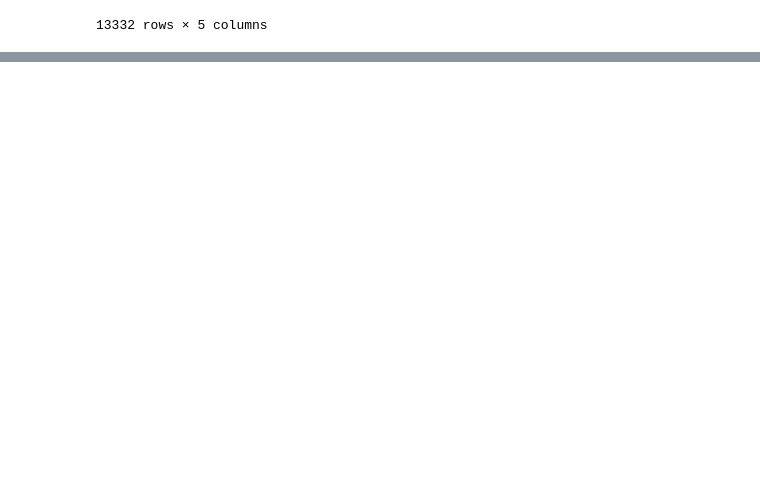
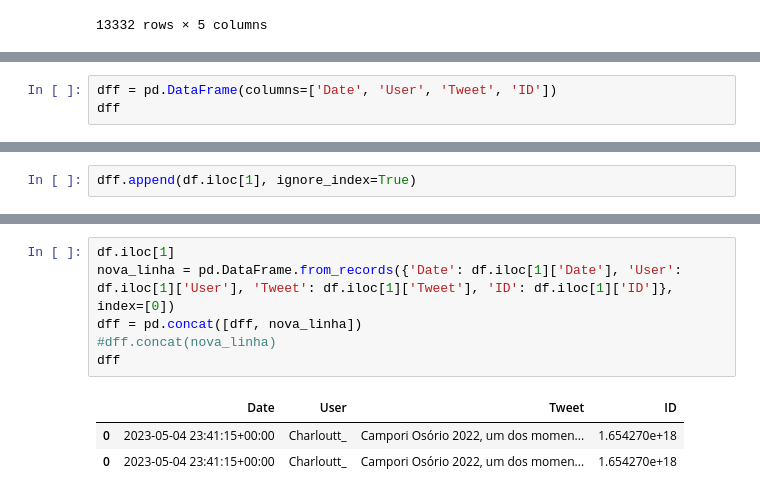
Before and after one commit to diegooliveira7/CollectTwitterDataCleanup, a Jupyter notebook: Análise_dos_dados_do_Escotismo.ipynb, the cells around one changed output, grey strips where cells are left out. Saved outputs shown, nothing was run; the diff lists cells and outputs as text; blank space fills up the shorter version.

```diff
--- a/Análise_dos_dados_do_Escotismo.ipynb
+++ b/Análise_dos_dados_do_Escotismo.ipynb
@@ -26,0 +32,3 @@ df
+# %%
+dff = pd.DataFrame(columns=['Date', 'User', 'Tweet', 'ID'])
+dff
@@ -26,0 +37,2 @@ df
+# %%
+dff.append(df.iloc[1], ignore_index=True)
@@ -26,0 +42,10 @@ df
+# %%
+df.iloc[1]
+nova_linha = pd.DataFrame.from_records({'Date': df.iloc[1]['Date'], 'User': df.iloc[1]['User'], 'Tweet': df.iloc[1]['Tweet'], 'ID': df.iloc[1]['ID']}, index=[0])
+dff = pd.concat([dff, nova_linha])
+#dff.concat(nova_linha)
+dff
+# %% [output]
+|  | Date | User | Tweet | ID |
+| 0 | 2023-05-04 23:41:15+00:00 | Charloutt_ | Campori Osório 2022, um dos momen... | 1.654270e+18 |
+| 0 | 2023-05-04 23:41:15+00:00 | Charloutt_ | Campori Osório 2022, um dos momen... | 1.654270e+18 |
```
Also changed, not shown: parts of 5 cells of this notebook.
